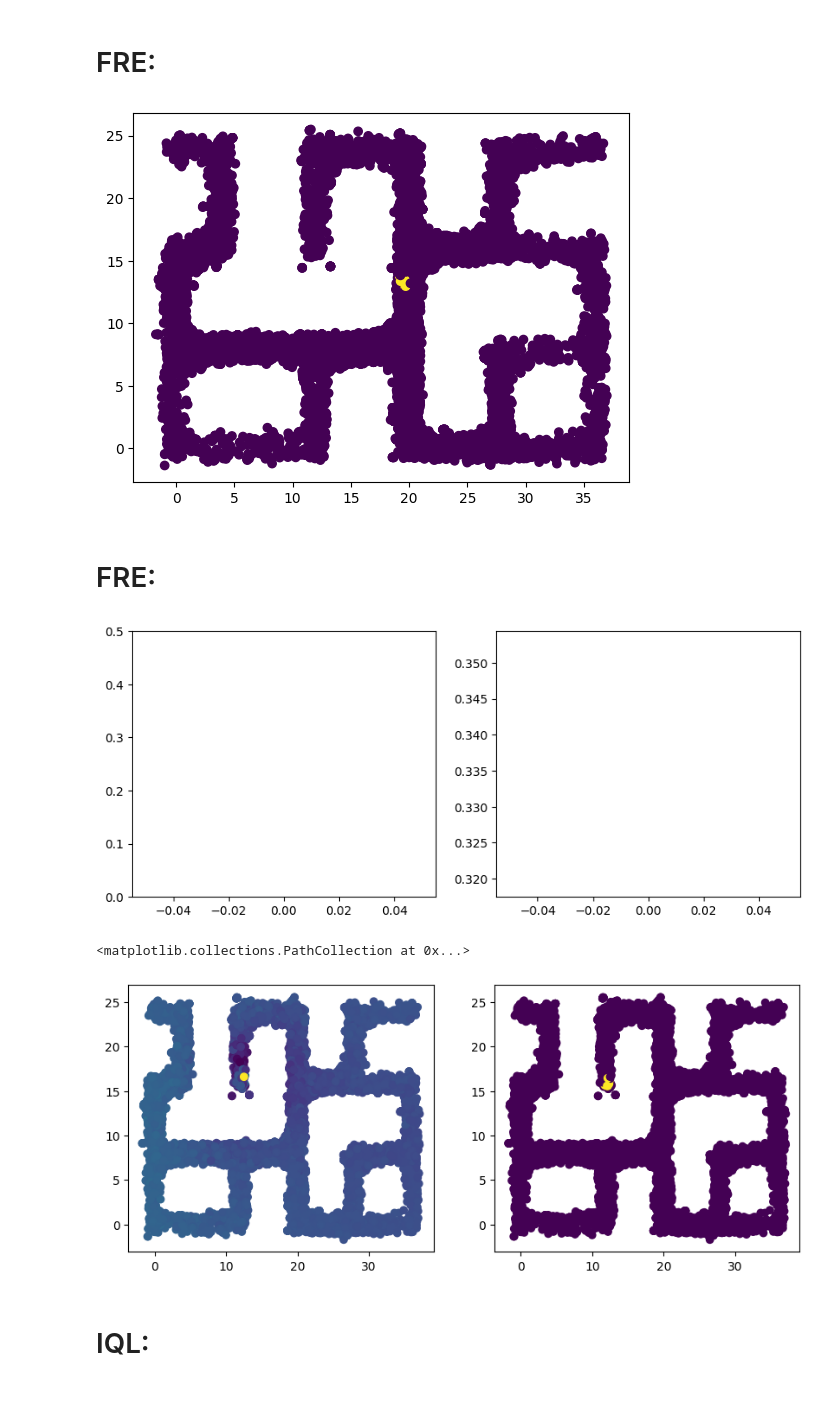
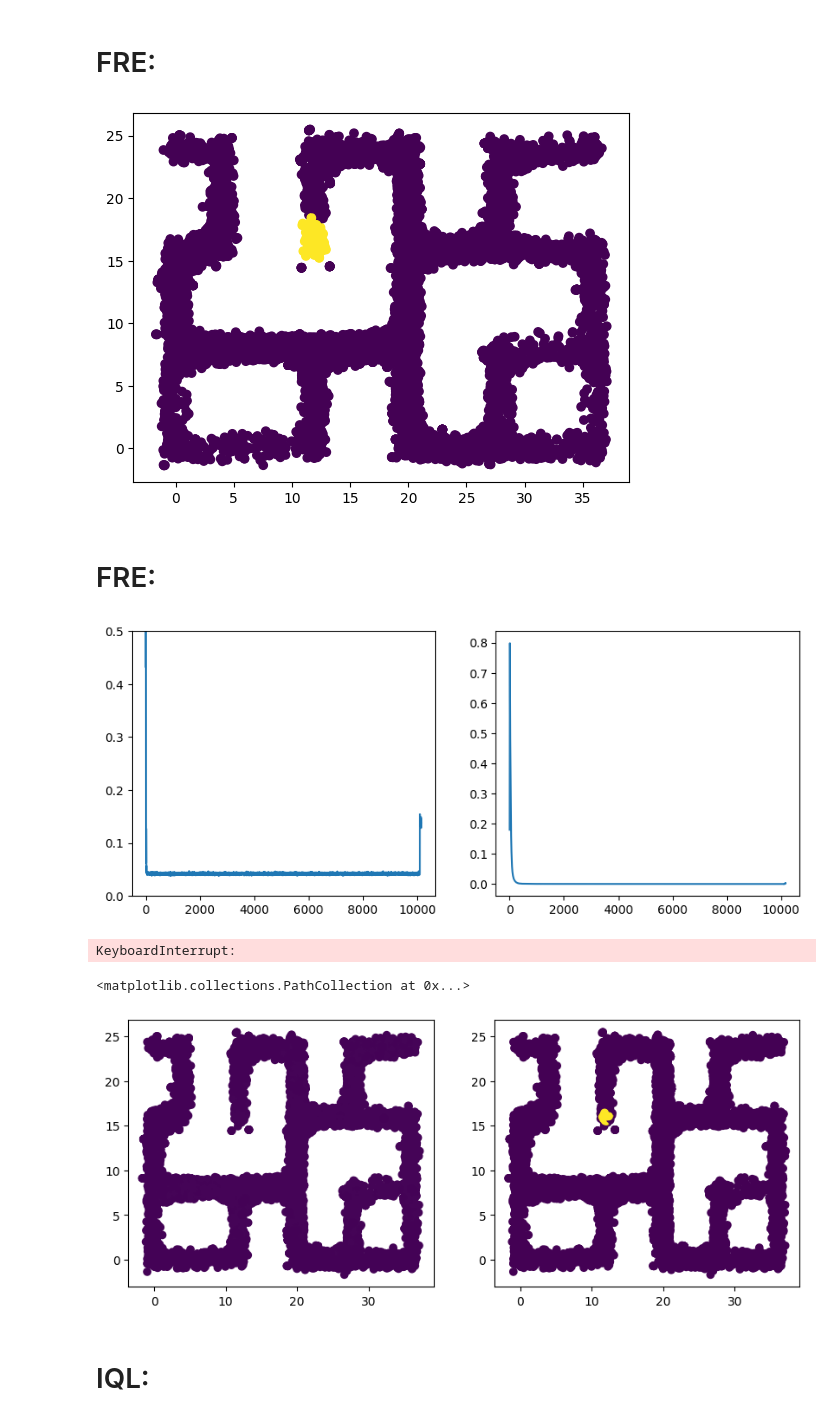
Before and after one commit to TheSun00000/fre_experiments, a Jupyter notebook: offline_fre-ogbench.ipynb, the cells around one changed output. Drawn from its saved outputs; the diff is of its cells as text; code cells hidden in the pictures.

```diff
--- a/offline_fre-ogbench.ipynb
+++ b/offline_fre-ogbench.ipynb
@@ -325,8 +325,8 @@ class GoalRewards:
         goals = goals.to(device)
 
         # r = torch.norm(obs - goals.unsqueeze(-2), dim=-1) < 2
-        # r = torch.norm(obs[..., :2] - goals[..., :2].unsqueeze(-2), dim=-1) < 2
-        r = torch.norm(obs[..., :2] - goals[..., :2].unsqueeze(-2), dim=-1) < 0.5
+        r = torch.norm(obs[..., :2] - goals[..., :2].unsqueeze(-2), dim=-1) < 2
+        # r = torch.norm(obs[..., :2] - goals[..., :2].unsqueeze(-2), dim=-1) < 0.5
         r = r.float() * 2 - 1
         r = torch.clip(r, -1, 1)
 
@@ -358,8 +358,12 @@ def sample_reward_function_fre(batch_size, num_random_samples):
             goal = goal.repeat(1, 1)
             r, param_id = goal_rewards(random_states[[b]], goals=goal)
             reward_params[b, 1:1+obs_dim] = param_id
+
             random_states[b, 0] = goal
             r[0, 0] = 1.
+
+            random_states[b, num_random_samples//2] = goal
+            r[0, num_random_samples//2] = 1.
 
         elif reward_type == 1:
             param_id = linear_rewards.sample(1).unsqueeze(0)
@@ -384,7 +388,7 @@ for b in range(16):
 
     break
 # %% [output]
-[figure, old version]
+[figure, new version]
 # %% [markdown]
 # FRE:
 # %%
@@ -458,7 +462,7 @@ class FRENetwork(nn.Module):
         return reward_pred # [batch, reward_pairs]
 # %%
 fre_network = FRENetwork(obs_len=obs_dim).to(device)
-fre_network.load_state_dict(torch.load('shared_models/offline_fre-fre_network.pth'))
+# fre_network.load_state_dict(torch.load('shared_models/offline_fre-fre_network.pth'))
 optimimizer = torch.optim.Adam(fre_network.parameters(), lr=0.001)
 
 reward_losses = []
@@ -512,9 +516,10 @@ for i in tqdm(range(10_000)):
         axs[1].plot(kl_losses)
         plt.show()
 
-    break
+    # break
 # %% [output]
-[figure, old version]
+[figure, new version]
+KeyboardInterrupt:
 # %%
 # torch.save(fre_network.state_dict(), 'models/offline_fre-fre_network.pth')
 # %%
@@ -570,37 +575,37 @@ decode_obs = random_states[:, 128:, :].to(device)
 # decode_rewards = random_states_rewards[:, 128:, None].to(device)
 
 
-benchmark_id = 3
+benchmark_id = 4
 
 encode_obs[0, 0, :2] = torch.tensor(benchmarks[benchmark_id][2]).float()
 
 encode_rewards = benchmarks[benchmark_id][0](encode_obs.cpu(), benchmarks[benchmark_id][2]).unsqueeze(-1).to(device)
 decode_rewards = benchmarks[benchmark_id][0](decode_obs.cpu(), benchmarks[benchmark_id][2]).unsqueeze(-1).to(device)
 
 
 
 # encode_rewards, goals = goal_rewards(encode_obs, goals=None)
 # decode_rewards, goals = goal_rewards(decode_obs, goals=goals)
 
 reward_state_pairs = torch.concatenate((encode_obs, encode_rewards), axis=-1)
 
 with torch.no_grad():
     w_mean, w_log_std = fre_network.get_transformer_encoding(reward_state_pairs)
 
     # Calculate the loss:
 
     w = w_mean + torch.normal(0, 1, size=w_mean.shape, device=device) * torch.exp(w_log_std)
     # w = w_mean
 
     rewards_pred = fre_network.get_reward_pred(w, decode_obs)
 
 
 fig, axs = plt.subplots(1, 2, figsize=(10, 4))
 axs[0].scatter(decode_obs[..., 0].cpu(), decode_obs[..., 1].cpu(), c=rewards_pred.cpu(), vmin=-1, vmax=1)
 axs[1].scatter(decode_obs[..., 0].cpu(), decode_obs[..., 1].cpu(), c=decode_rewards.cpu(), vmin=-1, vmax=1)
 # %% [output]
 <matplotlib.collections.PathCollection at 0x...>
-[figure, old version]
+[figure, new version]
 # %% [markdown]
 # IQL:
 # %%
```
Also changed, not shown: 2 other files.
